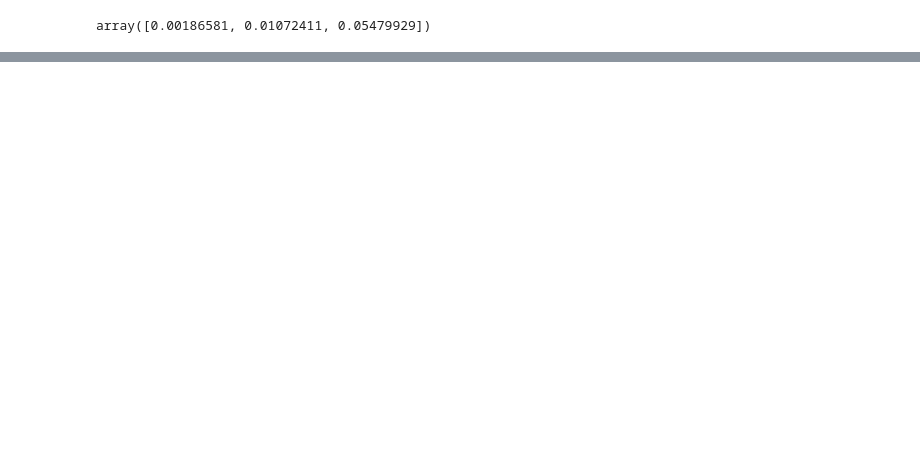
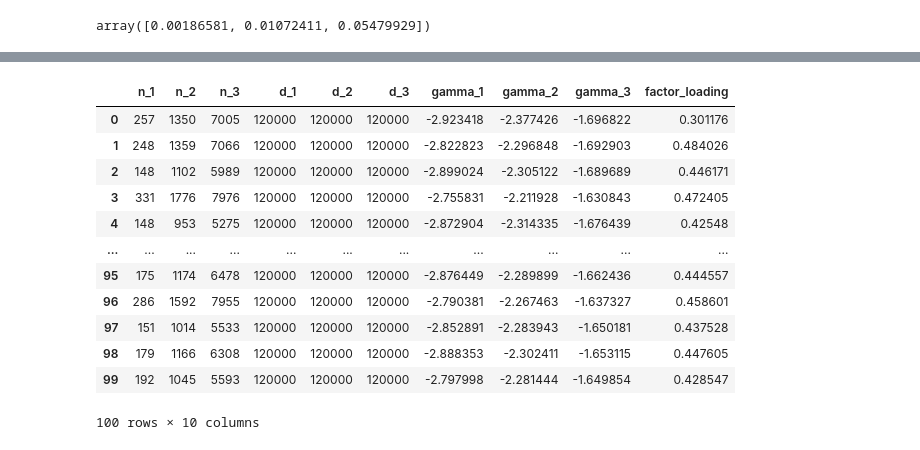
Before and after one commit to PeterKiss18/VasicekPDModel, a Jupyter notebook: conf_interval_MLE_gen_data.ipynb, the cells around one changed output, grey strips where cells are left out. Cells and saved outputs as stored; diff of their text form; code cells hidden in the pictures; blank space fills up the shorter version.

```diff
--- a/conf_interval_MLE_gen_data.ipynb
+++ b/conf_interval_MLE_gen_data.ipynb
@@ -96,0 +280,33 @@ results = {key: [] for key in list_of_len_ts}
+# %%
+df_80 = pd.DataFrame(columns=["n_1", "n_2", "n_3", "d_1", "d_2", "d_3", "gamma_1", "gamma_2", "gamma_3", "factor_loading"],
+                  index=range(100))
+
+for i in range(100):
+    df_80.loc[i, "n_1"] = list(results_80.values())[i][0][0]
+    df_80.loc[i, "n_2"] = list(results_80.values())[i][0][1]
+    df_80.loc[i, "n_3"] = list(results_80.values())[i][0][2]
+    df_80.loc[i, "d_1"] = list(results_80.values())[i][1][0]
+    df_80.loc[i, "d_2"] = list(results_80.values())[i][1][1]
+    df_80.loc[i, "d_3"] = list(results_80.values())[i][1][2]
+    df_80.loc[i, "gamma_1"] = list(results_80.values())[i][2][0]
+    df_80.loc[i, "gamma_2"] = list(results_80.values())[i][2][1]
+    df_80.loc[i, "gamma_3"] = list(results_80.values())[i][2][2]
+    df_80.loc[i, "factor_loading"] = list(results_80.values())[i][2][3]
+
+df_80.to_csv("data\conf_interval_data_80_same_w.csv")
+
+df_80
+# %% [output]
+|  | n_1 | n_2 | n_3 | d_1 | d_2 | d_3 | gamma_1 | gamma_2 | gamma_3 | factor_loading |
+| 0 | 257 | 1350 | 7005 | 120000 | 120000 | 120000 | -2.923418 | -2.377426 | -1.696822 | 0.301176 |
+| 1 | 248 | 1359 | 7066 | 120000 | 120000 | 120000 | -2.822823 | -2.296848 | -1.692903 | 0.484026 |
+| 2 | 148 | 1102 | 5989 | 120000 | 120000 | 120000 | -2.899024 | -2.305122 | -1.689689 | 0.446171 |
+| 3 | 331 | 1776 | 7976 | 120000 | 120000 | 120000 | -2.755831 | -2.211928 | -1.630843 | 0.472405 |
+| 4 | 148 | 953 | 5275 | 120000 | 120000 | 120000 | -2.872904 | -2.314335 | -1.676439 | 0.42548 |
+| ... | ... | ... | ... | ... | ... | ... | ... | ... | ... | ... |
+| 95 | 175 | 1174 | 6478 | 120000 | 120000 | 120000 | -2.876449 | -2.289899 | -1.662436 | 0.444557 |
+| 96 | 286 | 1592 | 7955 | 120000 | 120000 | 120000 | -2.790381 | -2.267463 | -1.637327 | 0.458601 |
+| 97 | 151 | 1014 | 5533 | 120000 | 120000 | 120000 | -2.852891 | -2.283943 | -1.650181 | 0.437528 |
+| 98 | 179 | 1166 | 6308 | 120000 | 120000 | 120000 | -2.888353 | -2.302411 | -1.653115 | 0.447605 |
+| 99 | 192 | 1045 | 5593 | 120000 | 120000 | 120000 | -2.797998 | -2.281444 | -1.649854 | 0.428547 |
+100 rows × 10 columns
```
Also changed, not shown: parts of 26 cells of this notebook, 1 other file.
